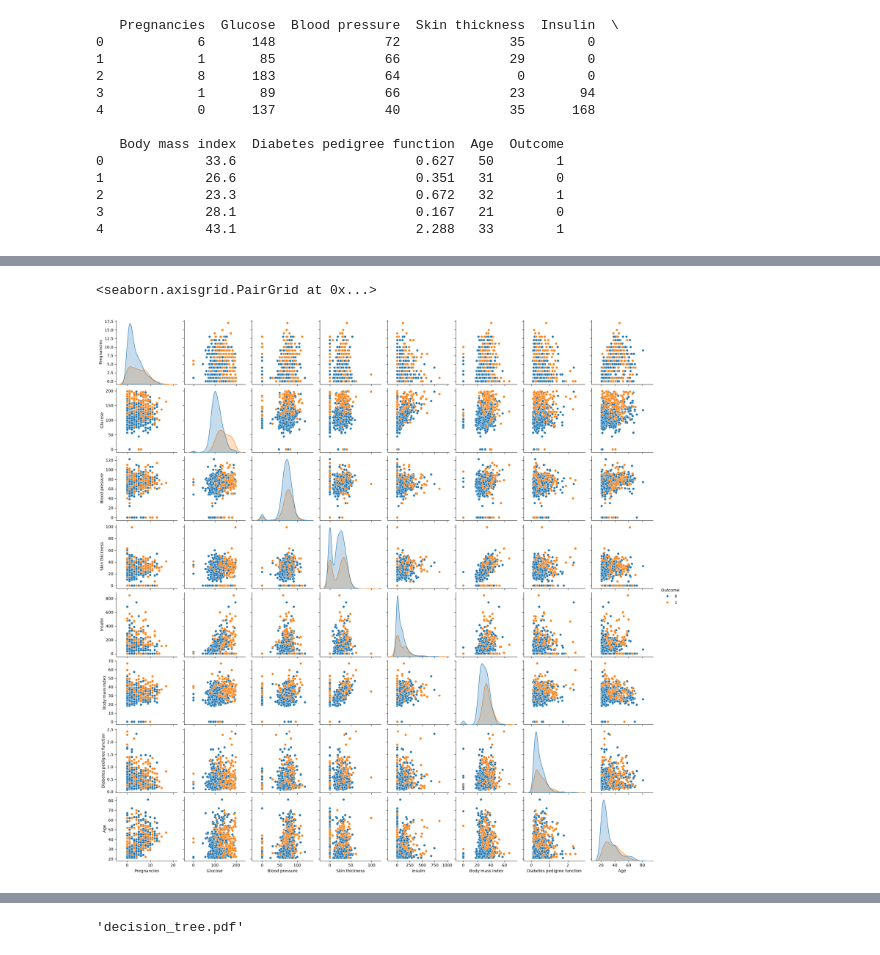
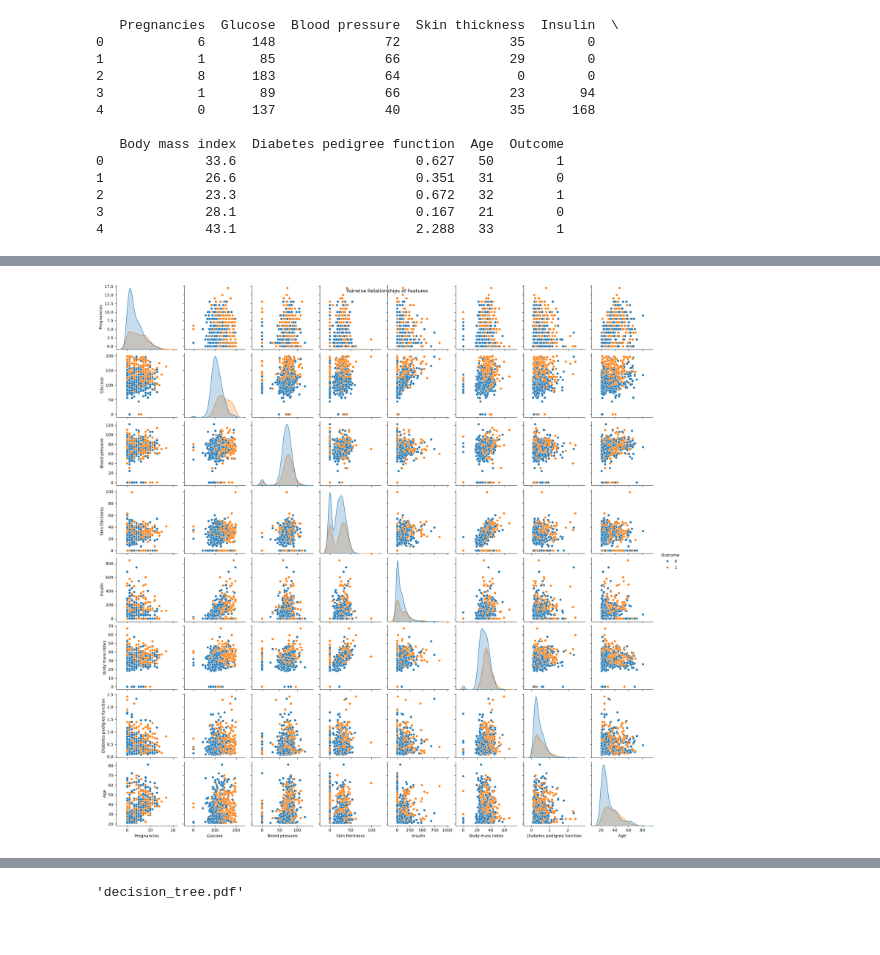
Before and after one commit to kazaarplaya/Artificial-Intelligence, a Jupyter notebook: Lab02_puja0009/Source/example.ipynb, the cells around one changed output, grey strips where cells are left out. Saved outputs shown, nothing was run; the diff lists cells and outputs as text; code cells hidden in the pictures.

```diff
--- a/Lab02_puja0009/Source/example.ipynb
+++ b/Lab02_puja0009/Source/example.ipynb
@@ -51,12 +50,11 @@ Matplotlib is building the font cache; this may take a moment.
 # %%
 import seaborn as sns
 
 sns.pairplot(pid_data, hue="Outcome")
-plt.suptitle("Pairwise Relationships of Features"
+plt.suptitle("Pairwise Relationships of Features")
 plt.show()
 # %% [output]
-<seaborn.axisgrid.PairGrid at 0x...>
-[figure, old version]
+[figure, new version]
 # %%
 from sklearn.model_selection import train_test_split
 from sklearn.tree import DecisionTreeClassifier
```
Also changed, not shown: parts of 4 cells of this notebook, 2 other files.
